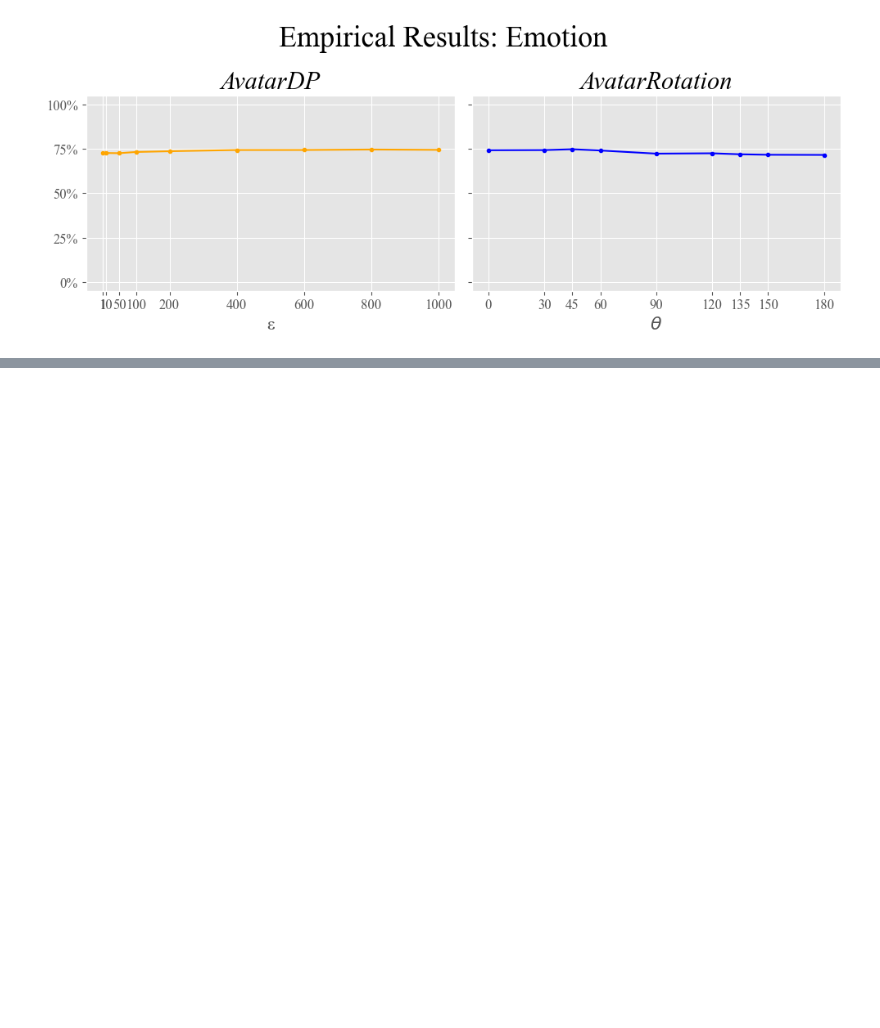
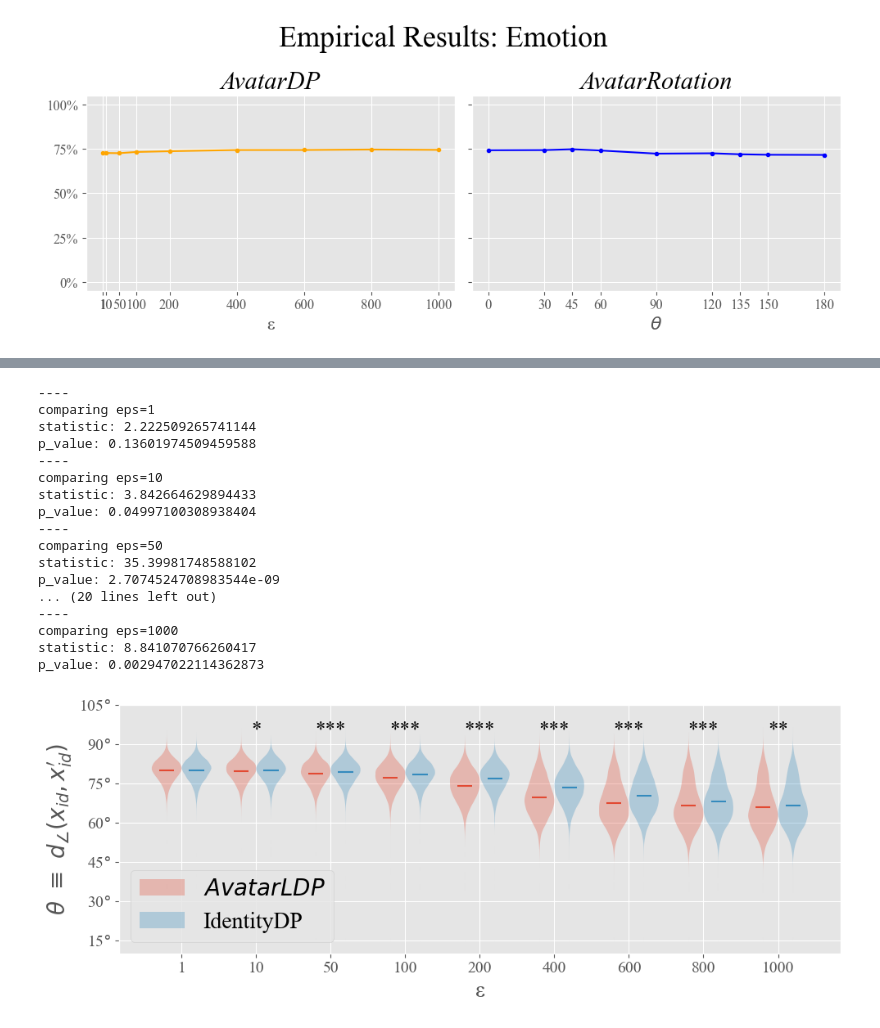
Before and after one commit to WahahaYes/FaceAnonEval, a Jupyter notebook: compare_results.ipynb, the cells around one changed output, grey strips where cells are left out. Cells and saved outputs as stored; diff of their text form; code cells hidden in the pictures; blank space fills up the shorter version.

```diff
--- a/compare_results.ipynb
+++ b/compare_results.ipynb
@@ -172,23 +192,30 @@ print(latex_table)
 # %%
 # Generate a table for simswap backend to compare against
 
-eps = r"$\varepsilon$"
-theta = r"$\theta$="
+eps = r"\epsmethod{} $\varepsilon$"
+theta = r"\thetamethod{} $\theta$="
 deg = r"$\degree$"
 
 sources = [
     (r"\textbf{Rand. sampling}", "dtheta_privacy_theta0.0_eps0.0"),
     (f"{eps}=1", "dtheta_privacy_theta0.0_eps1.0"),
     (f"{eps}=10", "dtheta_privacy_theta0.0_eps10.0"),
+    (f"{eps}=50", "dtheta_privacy_theta0.0_eps50.0"),
     (f"{eps}=100", "dtheta_privacy_theta0.0_eps100.0"),
-    (f"{eps}=1000", "dtheta_privacy_theta0.0_eps1000.0"),
+    (f"{eps}=200", "dtheta_privacy_theta0.0_eps200.0"),
     (r"\textbf{Img. reconst.}", "dtheta_privacy_theta0.0_eps-1.0"),
     (f"{theta}30{deg}", "dtheta_privacy_theta30.0_eps-1.0"),
     (f"{theta}45{deg}", "dtheta_privacy_theta45.0_eps-1.0"),
     (f"{theta}60{deg}", "dtheta_privacy_theta60.0_eps-1.0"),
     (f"{theta}90{deg}", "dtheta_privacy_theta90.0_eps-1.0"),
     (f"{theta}135{deg}", "dtheta_privacy_theta135.0_eps-1.0"),
-    (f"{theta}180{deg}", "dtheta_privacy_theta180.0_eps-1.0"),
+    (f"{theta}150{deg}", "dtheta_privacy_theta150.0_eps-1.0"),
+    (r"PixelDP (strong)", "pixel_dp_eps1.0_b16"),
+    (r"PixelDP (weak)", "pixel_dp_eps15.0_b4"),
+    (r"MetricSVD (strong)", "metric_privacy_eps1.0_k4"),
+    (r"MetricSVD (weak)", "metric_privacy_eps10.0_k8"),
+    (r"IdentityDP ($\varepsilon = 1$)", "identity_dp_eps1.0"),
+    (r"IdentityDP ($\varepsilon = 100$)", "identity_dp_eps100.0"),
 ]
 
 records = []
@@ -540,7 +629,7 @@ vp2 = plt.violinplot(
 
 plt.legend(
     [vp1["bodies"][0], vp2["bodies"][0]],
-    [r"$\it{AvatarDP}$", "IdentityDP"],
+    [r"$\it{AvatarLDP}$", "IdentityDP"],
     loc=3,
     fontsize=20,
 )
@@ -550,33 +639,52 @@ for i in range(len(p_values)):
     symb = ""
     if p_values[i] < 0.0005:
         symb = "***"
     elif p_values[i] < 0.005:
         symb = "**"
     elif p_values[i] < 0.05:
         symb = "*"
 
     plt.text(xticks1[i], 95, symb, fontsize=18, ha="center", va="center")
 
 plt.yticks(
     [15, 30, 45, 60, 75, 90, 105],
     [
         r"15$\degree$",
         r"30$\degree$",
         r"45$\degree$",
         r"60$\degree$",
         r"75$\degree$",
         r"90$\degree$",
         r"105$\degree$",
     ],
     fontsize=14,
 )
 plt.ylabel(r"$\theta \ \equiv \ d_{\angle}(x_{id}, x_{id}')$", fontsize=20)
 # plt.ylim([-0.1, 1])
 plt.xticks(xticks1, eps_list[0 : len(dtheta_sims)], fontsize=14)
 plt.xlabel("ε", fontsize=20)
 
 plt.tight_layout()
 plt.show()
+# %% [output]
+----
+comparing eps=1
+statistic: 2.222509265741144
+p_value: 0.13601974509459588
+----
+comparing eps=10
+statistic: 3.842664629894433
+p_value: 0.04997100308938404
+----
+comparing eps=50
+statistic: 35.39981748588102
+p_value: 2.7074524708983544e-09
+... (20 lines left out)
+----
+comparing eps=1000
+statistic: 8.841070766260417
+p_value: 0.002947022114362873
+[figure, added]
 # %%
 # do a test comparison between ours and identitydp
 
```
Also changed, not shown: parts of 10 cells of this notebook, 14 other files.
